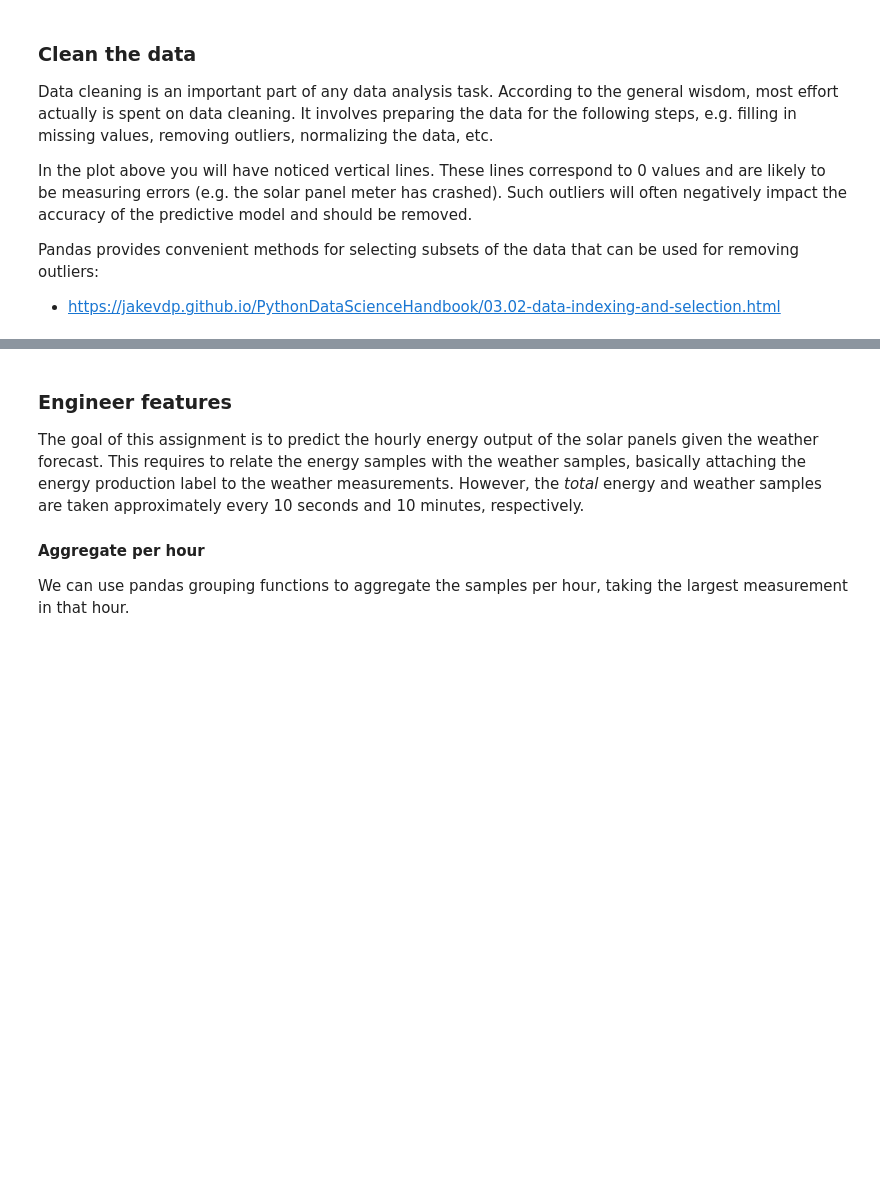
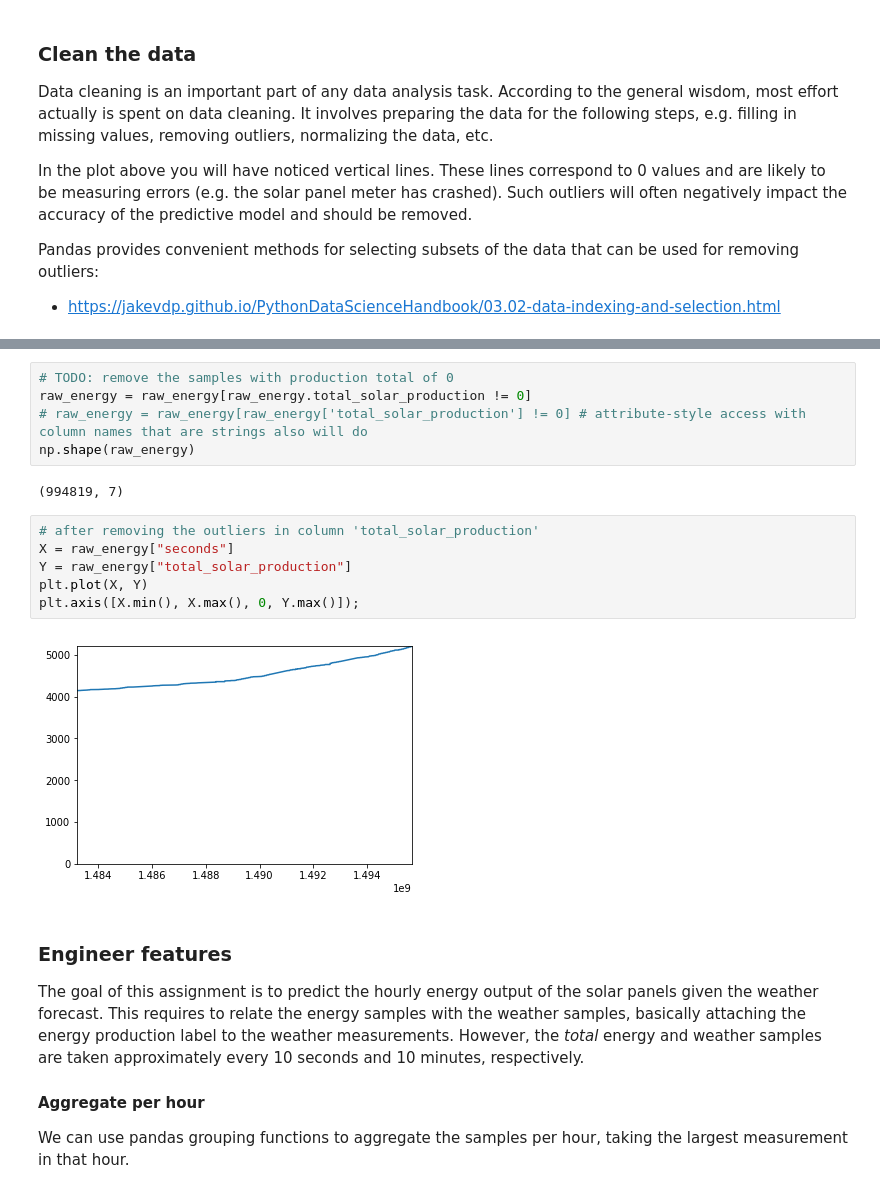
Before and after one commit to wjwka/2IMN15_IOT_EXE3, a Jupyter notebook: practical_data_analysis/assignment.ipynb, the cells around one changed output, grey strips where cells are left out. Drawn from its saved outputs; the diff is of its cells as text; blank space fills up the shorter version.

```diff
--- a/practical_data_analysis/assignment.ipynb
+++ b/practical_data_analysis/assignment.ipynb
@@ -149,3 +157,18 @@ Pandas provides convenient methods for selecting subsets of the data that can be
+# %%
+# TODO: remove the samples with production total of 0
+raw_energy = raw_energy[raw_energy.total_solar_production != 0]
+# raw_energy = raw_energy[raw_energy['total_solar_production'] != 0] # attribute-style access with column names that are strings also will do
+np.shape(raw_energy)
+# %% [output]
+(994819, 7)
+# %%
+# after removing the outliers in column 'total_solar_production'
+X = raw_energy["seconds"]
+Y = raw_energy["total_solar_production"]
+plt.plot(X, Y)
+plt.axis([X.min(), X.max(), 0, Y.max()]);
+# %% [output]
+[figure, added]
 # %% [markdown]
 ### Engineer features
 
```
Also changed, not shown: parts of 4 cells of this notebook.
